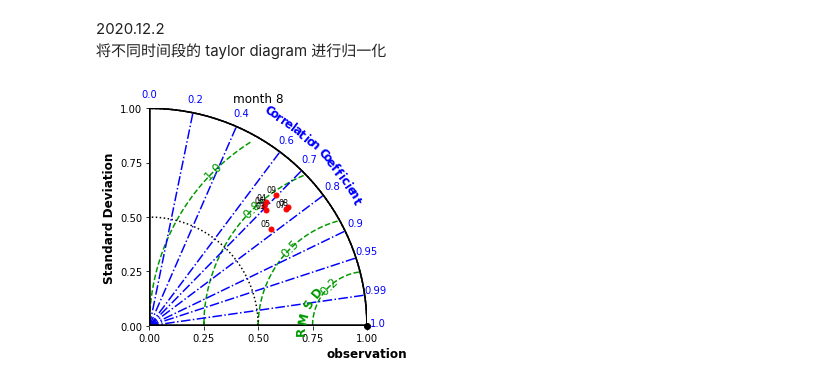
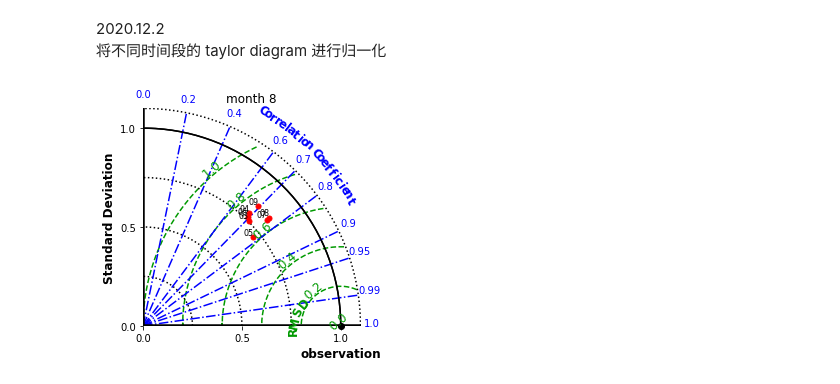
Before and after one commit to dozerlcl/MPAS_case_study, a Jupyter notebook: case_template/92-25km_vr_case_postprocess/visualization/check_cmorph/precip_time_taylor.ipynb, the cells around one changed output. Cells and saved outputs as stored; diff of their text form; code cells hidden in the pictures.

Commit message:
add taylor diag onto space

```diff
--- a/case_template/92-25km_vr_case_postprocess/visualization/check_cmorph/precip_time_taylor.ipynb
+++ b/case_template/92-25km_vr_case_postprocess/visualization/check_cmorph/precip_time_taylor.ipynb
@@ -60,34 +60,37 @@ for month_ind in months:
     crmsd.append(year_stats[rmsd_select_year][month_ind]['crmsd'][0]/year_stats[rmsd_select_year][month_ind]['sdev'][0])
     ccoef.append(year_stats[rmsd_select_year][month_ind]['ccoef'][0])
     for year_ind in year_select:
 
         # print( year_stats[year_ind][select_month]['sdev'][1] )
         # for i in year_stats[year_ind]:
         # # taylor_stats1[:]["ccoef"]
         #     # print(i['crmsd'][1])
         # for month_ind in months:
 
         sdev.append(year_stats[year_ind][month_ind]['sdev'][1]/year_stats[year_ind][month_ind]['sdev'][0])
         crmsd.append(year_stats[year_ind][month_ind]['crmsd'][1]/year_stats[year_ind][month_ind]['sdev'][0])
         ccoef.append(year_stats[year_ind][month_ind]['ccoef'][1])
             # sdev_obs.append(i['sdev'][0])
 
     sdev  = np.array(sdev)
     crmsd = np.array(crmsd)
     ccoef = np.array(ccoef)
 
     intervalsCOR = np.concatenate((np.arange(0,1.0,0.2), [0.7,0.9, 0.95, 0.99, 1]))
 
     ax = sm.taylor_diagram(sdev,crmsd,ccoef, markerLabel = ["obs","03","04","05","06","07","08","09"],
-                        # tickRMS = np.arange(0),
-                        tickSTD = np.arange(0,1.5,0.5), tickCOR = intervalsCOR,
+                        tickRMS = np.arange(0,1.2,0.2), tickRMSangle = 130,
+                        # colRMS = 'm', styleRMS = ':', widthRMS = 2.0,
+                        tickCOR = intervalsCOR,
+                        tickSTD = np.arange(0,1.25,0.25), axismax = 1.1,
+                        showlabelsSTD = 'on',
                         rmslabelformat = ':.1f',
                         styleOBS = '-',
                         colOBS = 'k',
                         markerobs = 'o',
                         titleOBS = 'observation')
     plt.title("month "+month_ind)
-    plt.savefig("./output_pic/precip_check_timeseries/taylor_2003-2009_normalized"+month_ind,dpi=300)
+    plt.savefig("./output_pic/precip_check_timeseries/taylor/taylor_normalized_2003-2009_"+month_ind,dpi=300)
     del(ax)
 # %% [output]
-[figure, old version]
+[figure, new version]
```
Also changed, not shown: parts of 2 cells of this notebook.
